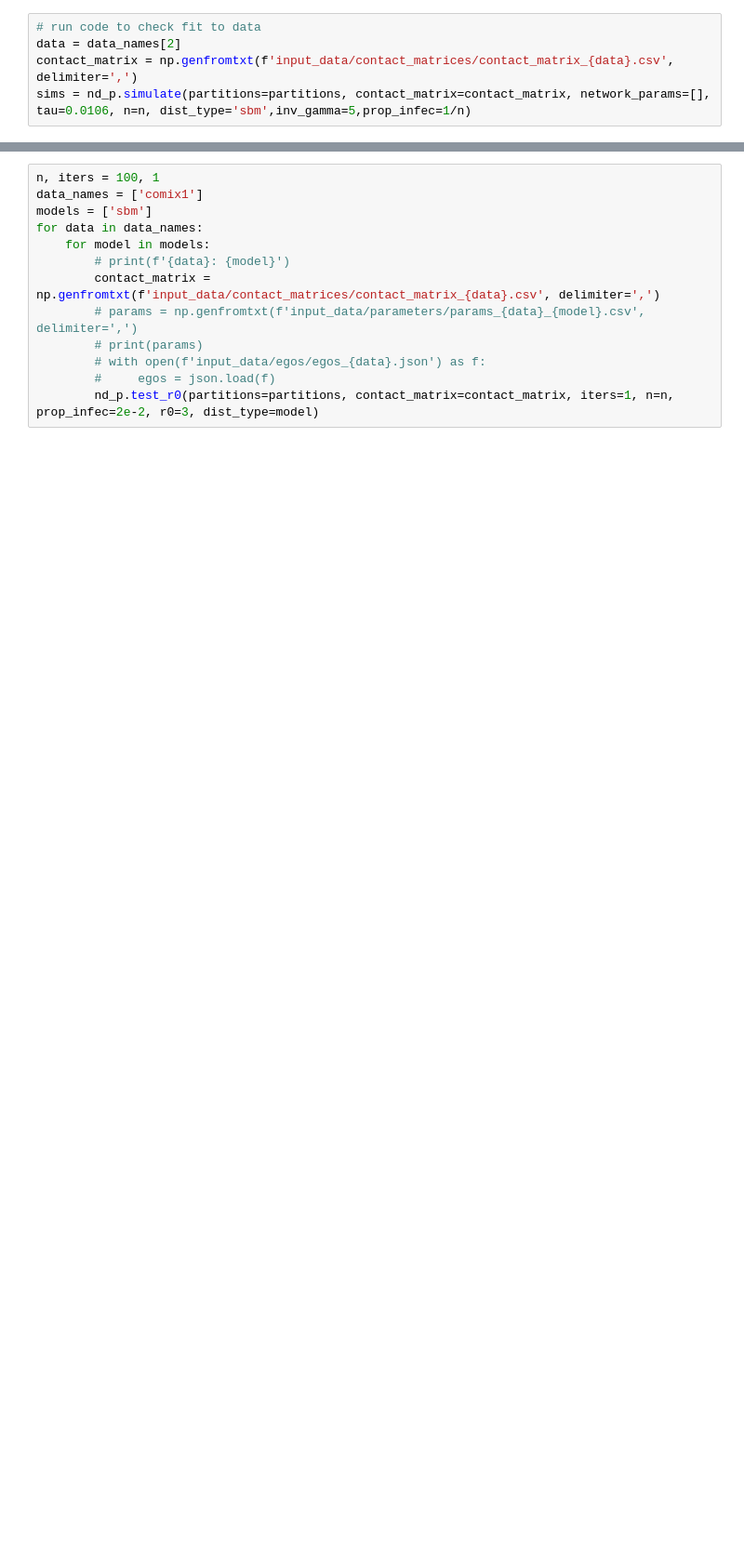
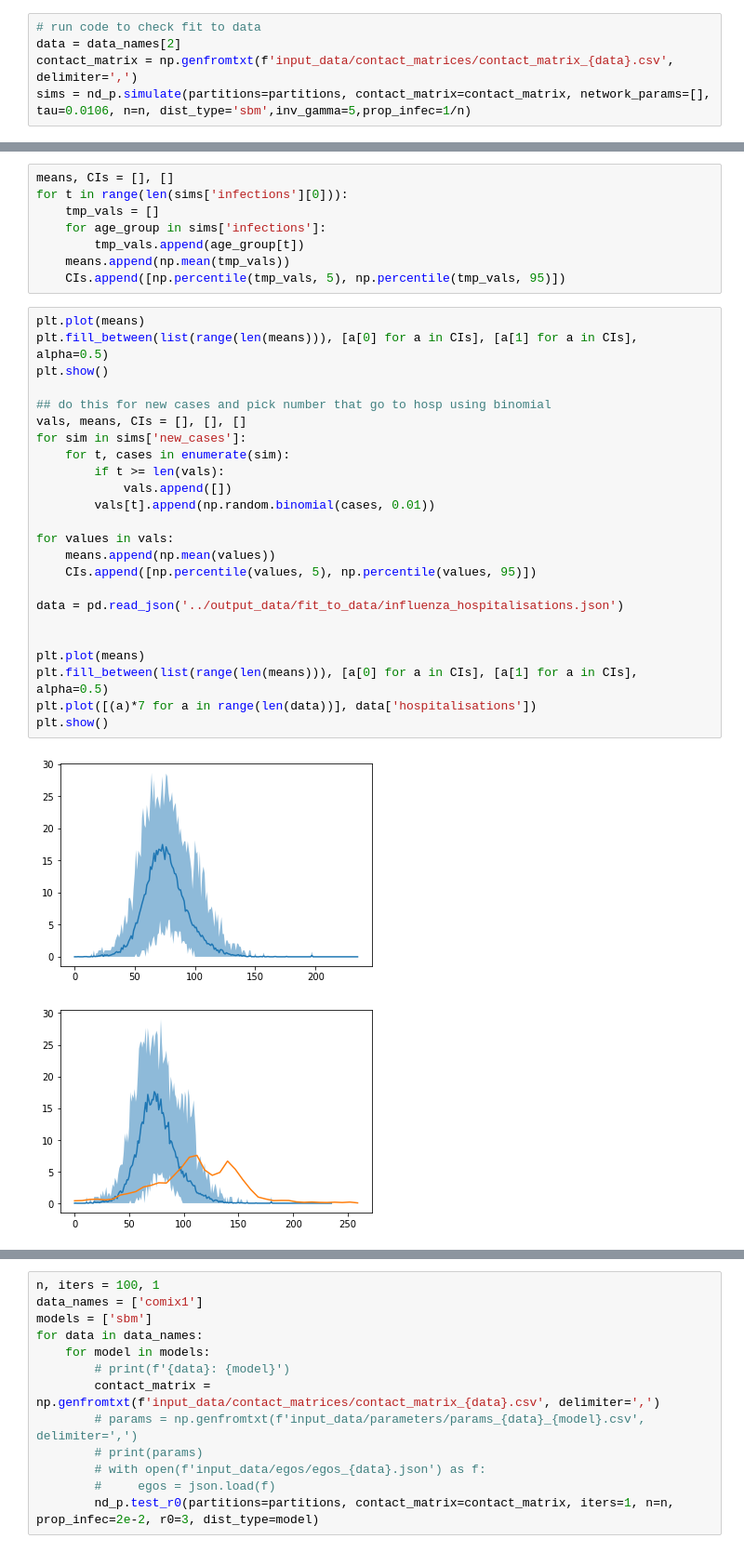
Before and after one commit to LukeMurrayKearney/nd_rust, a Jupyter notebook: tests_r0.ipynb, the cells around one changed output, grey strips where cells are left out. Shown: that part at 93% size. Saved outputs shown, nothing was run; the diff lists cells and outputs as text; blank space fills up the shorter version.

Commit message:
initialise infection scaling

```diff
--- a/tests_r0.ipynb
+++ b/tests_r0.ipynb
@@ -34,0 +35,35 @@ dict_keys(['infections', 'final sizes', 'peak time', 'secondary cases by gen', '
+# %%
+means, CIs = [], []
+for t in range(len(sims['infections'][0])):
+    tmp_vals = []
+    for age_group in sims['infections']:
+        tmp_vals.append(age_group[t])
+    means.append(np.mean(tmp_vals))
+    CIs.append([np.percentile(tmp_vals, 5), np.percentile(tmp_vals, 95)])
+# %%
+plt.plot(means)
+plt.fill_between(list(range(len(means))), [a[0] for a in CIs], [a[1] for a in CIs], alpha=0.5)
+plt.show()
+
+## do this for new cases and pick number that go to hosp using binomial
+vals, means, CIs = [], [], []
+for sim in sims['new_cases']:
+    for t, cases in enumerate(sim):
+        if t >= len(vals):
+            vals.append([])
+        vals[t].append(np.random.binomial(cases, 0.01))
+
+for values in vals:
+    means.append(np.mean(values))
+    CIs.append([np.percentile(values, 5), np.percentile(values, 95)])
+
+data = pd.read_json('../output_data/fit_to_data/influenza_hospitalisations.json')
+
+
+plt.plot(means)
+plt.fill_between(list(range(len(means))), [a[0] for a in CIs], [a[1] for a in CIs], alpha=0.5)
+plt.plot([(a)*7 for a in range(len(data))], data['hospitalisations'])
+plt.show()
+# %% [output]
+[figure, added]
+[figure, added]
```
Also changed, not shown: parts of 3 cells of this notebook, 3 other files.
